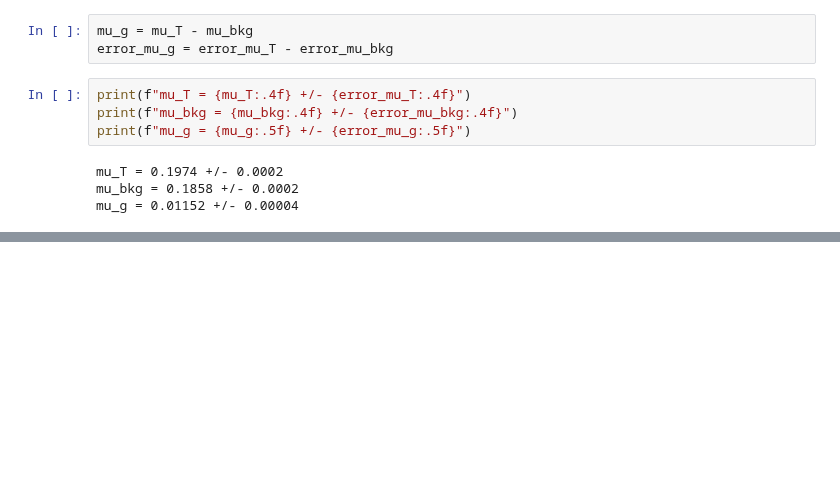
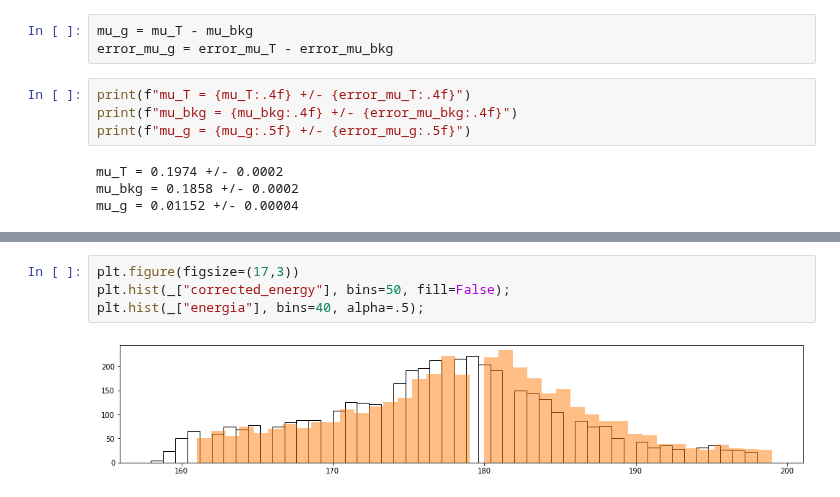
Before and after one commit to Igna11/Tesis-Skipper, a Jupyter notebook: Analisis_Imagenes_descomposicion_eventos.ipynb, the cells around one changed output, grey strips where cells are left out. Drawn from its saved outputs; the diff is of its cells as text; blank space fills up the shorter version.

```diff
--- a/Analisis_Imagenes_descomposicion_eventos.ipynb
+++ b/Analisis_Imagenes_descomposicion_eventos.ipynb
@@ -384,0 +445,6 @@ mu_g = 0.01152 +/- 0.00004
+# %%
+plt.figure(figsize=(17,3))
+plt.hist(_["corrected_energy"], bins=50, fill=False);
+plt.hist(_["energia"], bins=40, alpha=.5);
+# %% [output]
+[figure, added]
```
Also changed, not shown: parts of 23 cells of this notebook, 1 other file.
